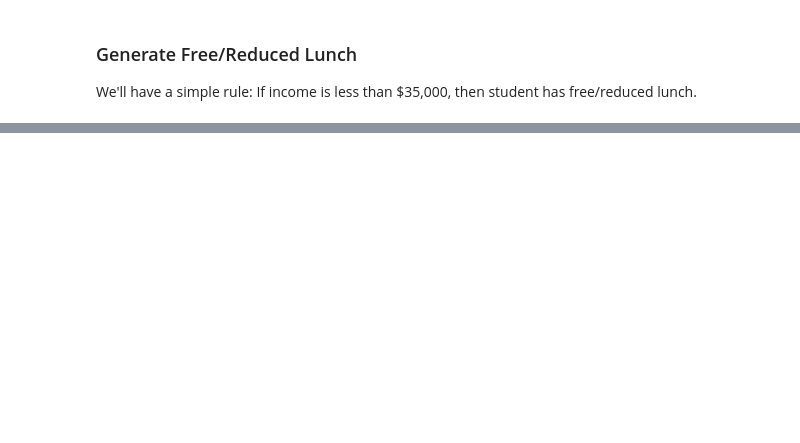
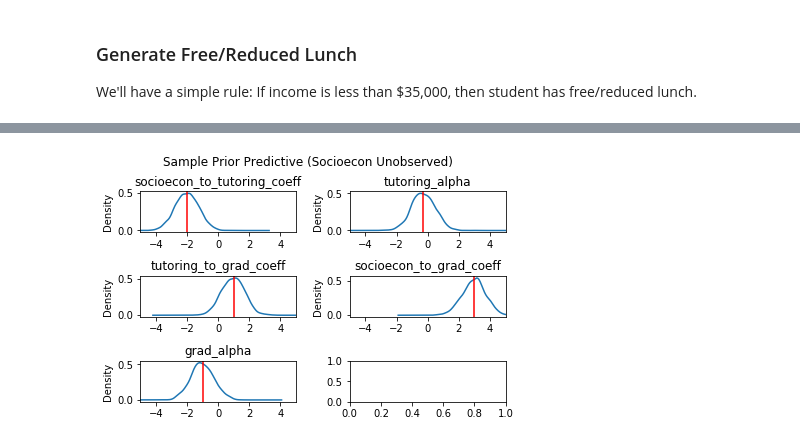
Before and after one commit to Edderic/causal-inference-presentation, a Jupyter notebook: measurement-error/measurement-error.ipynb, the cells around one changed output, grey strips where cells are left out. Saved outputs shown, nothing was run; the diff lists cells and outputs as text; code cells hidden in the pictures; blank space fills up the shorter version.

```diff
--- a/measurement-error/measurement-error.ipynb
+++ b/measurement-error/measurement-error.ipynb
@@ -332,0 +278,4 @@ array([<matplotlib.axes._subplots.AxesSubplot object at 0x...>,
+# %%
+plot(prior_or_posterior=sample_prior_predictive_with_measurement_error, title='Sample Prior Predictive (Socioecon Unobserved)', true_values=true_values)
+# %% [output]
+[figure, added]
```
Also changed, not shown: parts of 73 cells of this notebook.
